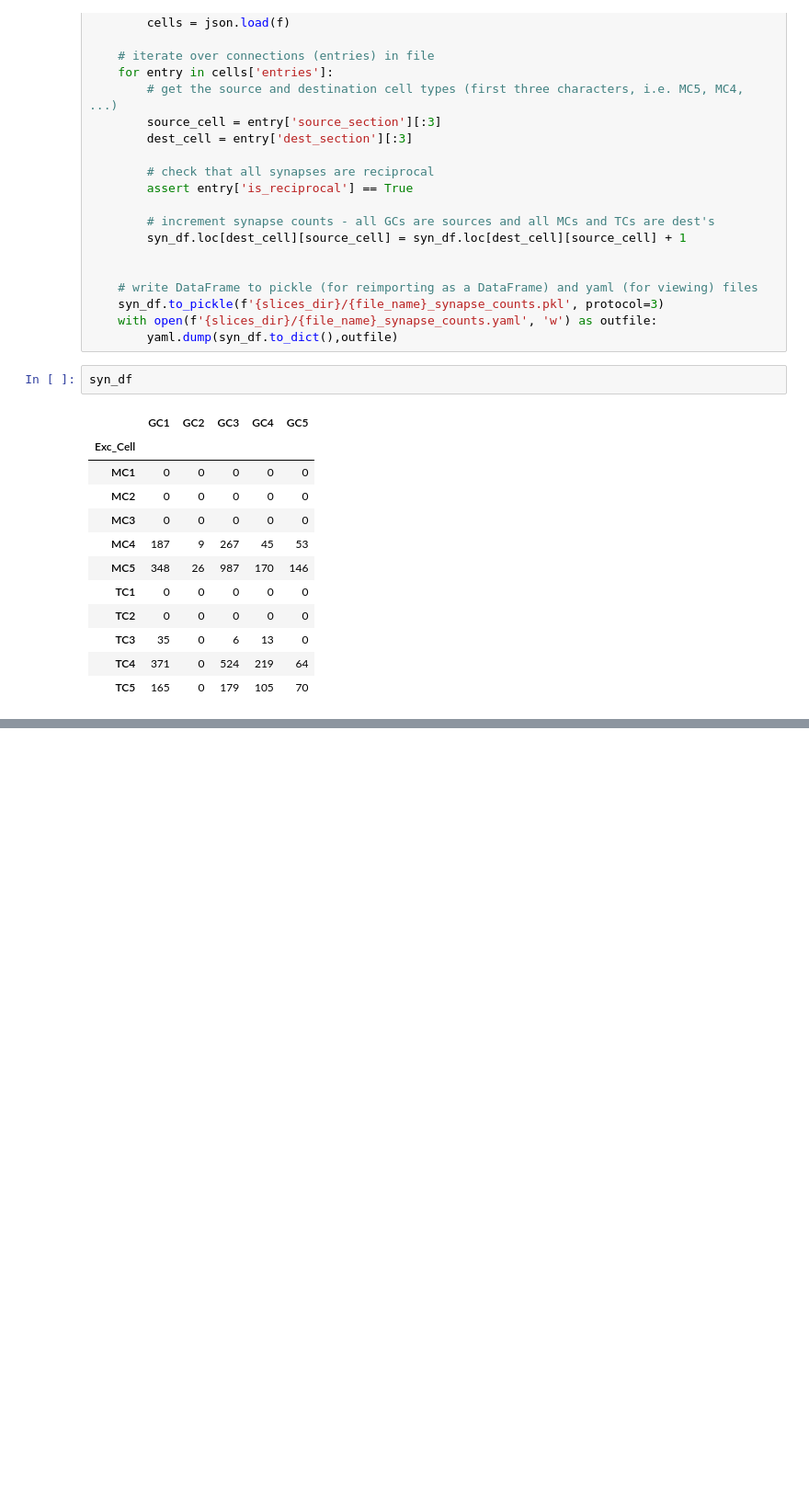
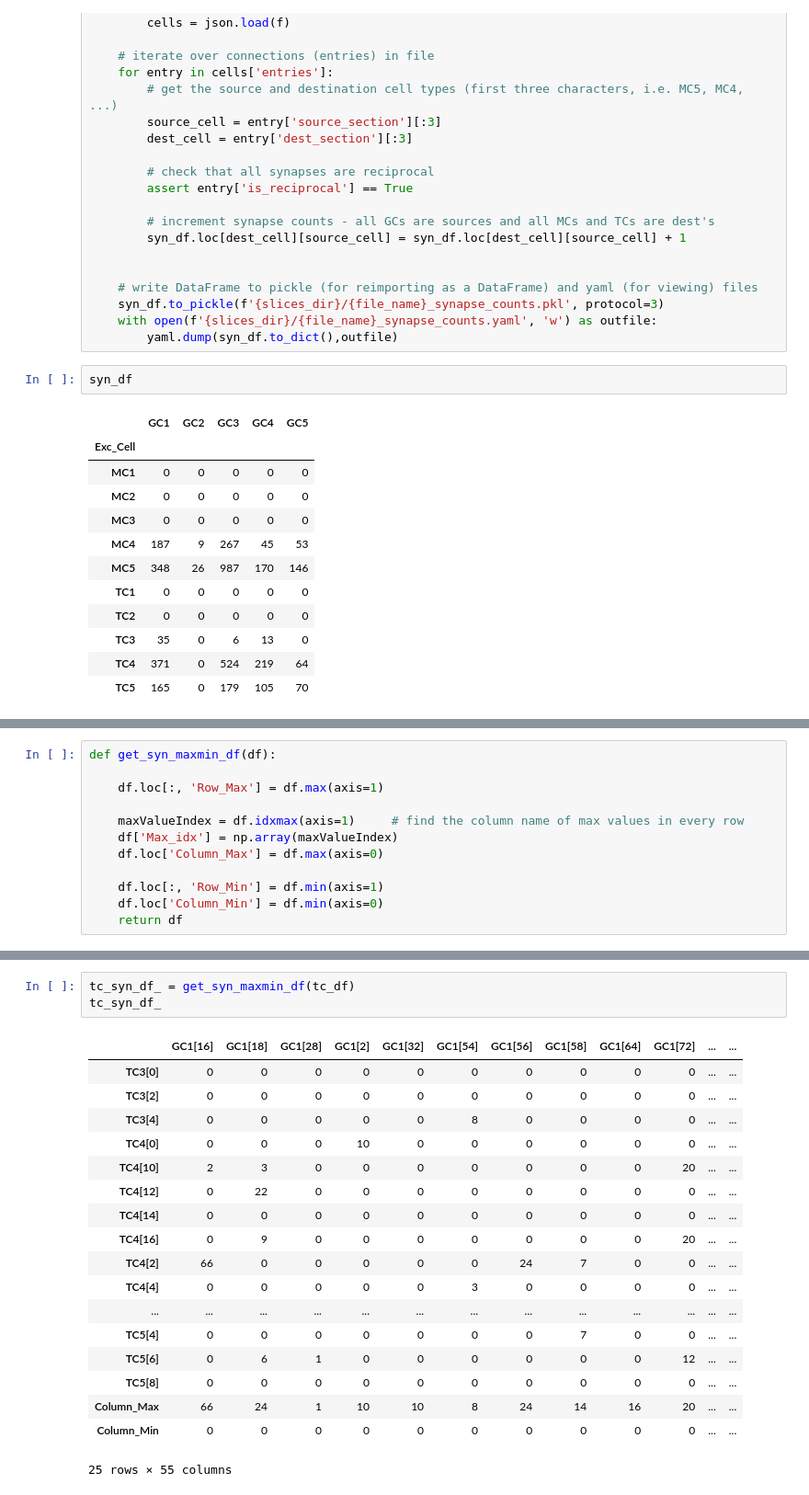
Before and after one commit to ellismith/OlfactoryBulb, a Jupyter notebook: notebooks/parse_synapses.ipynb, the cells around one changed output, grey strips where cells are left out. Shown: that part at 92% size. Saved outputs shown, nothing was run; the diff lists cells and outputs as text; blank space fills up the shorter version.

```diff
--- a/notebooks/parse_synapses.ipynb
+++ b/notebooks/parse_synapses.ipynb
@@ -352,0 +253,12 @@ max(dest_cell_ids)
+# %%
+def get_syn_maxmin_df(df):
+
+    df.loc[:, 'Row_Max'] = df.max(axis=1)
+
+    maxValueIndex = df.idxmax(axis=1)     # find the column name of max values in every row
+    df['Max_idx'] = np.array(maxValueIndex)
+    df.loc['Column_Max'] = df.max(axis=0)
+
+    df.loc[:, 'Row_Min'] = df.min(axis=1)
+    df.loc['Column_Min'] = df.min(axis=0)
+    return df
@@ -352,0 +397,22 @@ max(dest_cell_ids)
+# %%
+tc_syn_df_ = get_syn_maxmin_df(tc_df)
+tc_syn_df_
+# %% [output]
+|  | GC1[16] | GC1[18] | GC1[28] | GC1[2] | GC1[32] | GC1[54] | GC1[56] | GC1[58] | GC1[64] | GC1[72] | ... | ... |
+| TC3[0] | 0 | 0 | 0 | 0 | 0 | 0 | 0 | 0 | 0 | 0 | ... | ... |
+| TC3[2] | 0 | 0 | 0 | 0 | 0 | 0 | 0 | 0 | 0 | 0 | ... | ... |
+| TC3[4] | 0 | 0 | 0 | 0 | 0 | 8 | 0 | 0 | 0 | 0 | ... | ... |
+| TC4[0] | 0 | 0 | 0 | 10 | 0 | 0 | 0 | 0 | 0 | 0 | ... | ... |
+| TC4[10] | 2 | 3 | 0 | 0 | 0 | 0 | 0 | 0 | 0 | 20 | ... | ... |
+| TC4[12] | 0 | 22 | 0 | 0 | 0 | 0 | 0 | 0 | 0 | 0 | ... | ... |
+| TC4[14] | 0 | 0 | 0 | 0 | 0 | 0 | 0 | 0 | 0 | 0 | ... | ... |
+| TC4[16] | 0 | 9 | 0 | 0 | 0 | 0 | 0 | 0 | 0 | 20 | ... | ... |
+| TC4[2] | 66 | 0 | 0 | 0 | 0 | 0 | 24 | 7 | 0 | 0 | ... | ... |
+| TC4[4] | 0 | 0 | 0 | 0 | 0 | 3 | 0 | 0 | 0 | 0 | ... | ... |
+| ... | ... | ... | ... | ... | ... | ... | ... | ... | ... | ... | ... | ... |
+| TC5[4] | 0 | 0 | 0 | 0 | 0 | 0 | 0 | 7 | 0 | 0 | ... | ... |
+| TC5[6] | 0 | 6 | 1 | 0 | 0 | 0 | 0 | 0 | 0 | 12 | ... | ... |
+| TC5[8] | 0 | 0 | 0 | 0 | 0 | 0 | 0 | 0 | 0 | 0 | ... | ... |
+| Column_Max | 66 | 24 | 1 | 10 | 10 | 8 | 24 | 14 | 16 | 20 | ... | ... |
+| Column_Min | 0 | 0 | 0 | 0 | 0 | 0 | 0 | 0 | 0 | 0 | ... | ... |
+25 rows × 55 columns
```
Also changed, not shown: parts of 31 cells of this notebook.
